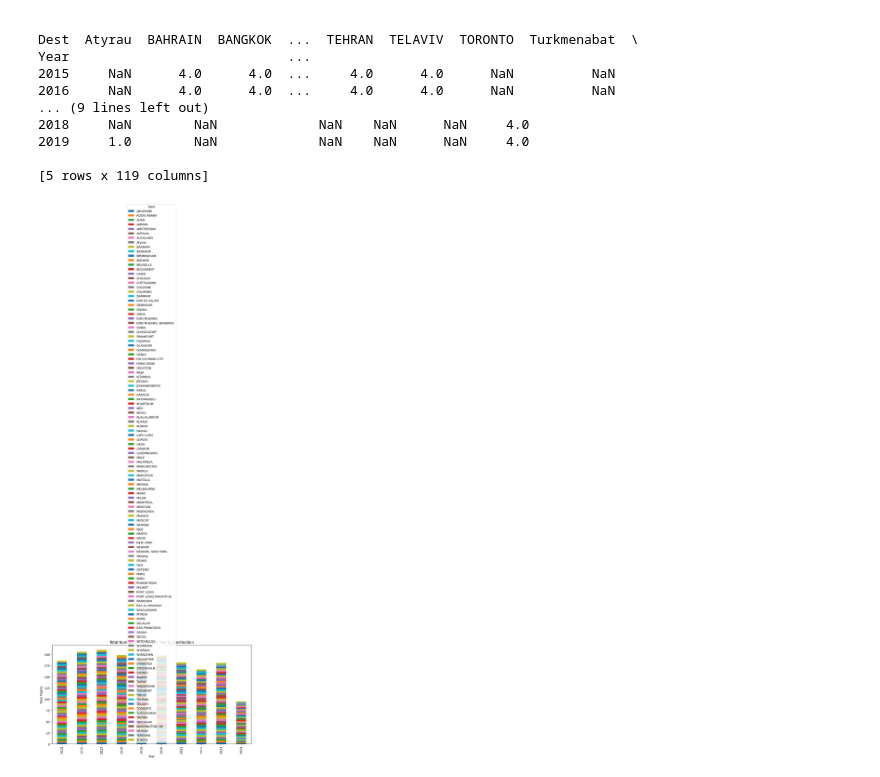
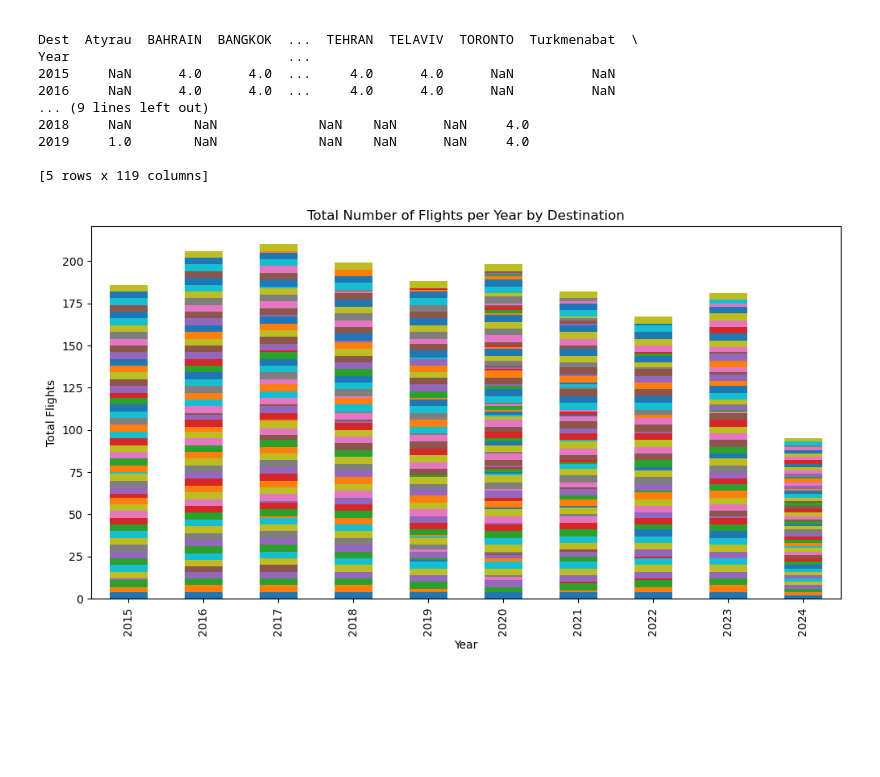
Before and after one commit to rushiraj070/Mumbai_Airport-International_Flight_Analysis, a Jupyter notebook: notebooks/visualization.ipynb, the cells around one changed output. Cells and saved outputs as stored; diff of their text form; code cells hidden in the pictures; blank space fills up the shorter version.

Commit message:
Created new dataframe and some bar plots.

```diff
--- a/notebooks/visualization.ipynb
+++ b/notebooks/visualization.ipynb
@@ -14,6 +14,6 @@ warnings.filterwarnings('ignore')
 # %%
 # Readiing the combined dataset
 
-df_flights = pd.read_csv(r'data/processed/flights_data_combined.csv')
+df_flights = pd.read_csv(r'C:/Mumbai_Airport-International_Flight_Analysis/data/processed/flights_data_combined.csv')
 df_flights.head()
 # %% [output]
@@ -112,13 +117,13 @@ Year                            ...
 
 [5 rows x 119 columns]
 # %%
-pivot_flights.plot(kind='bar', stacked=True, figsize=(12, 6))
+pivot_flights.plot(kind='bar', stacked=True, figsize=(12, 6), legend=False)
 plt.title('Total Number of Flights per Year by Destination')
 plt.xlabel('Year')
 plt.ylabel('Total Flights')
 plt.show()
 # %% [output]
-[figure, old version]
+[figure, new version]
 # %%
 # Filter for ABUDHABI destination
 df_abudhabi = df_flights[df_flights['Dest'] == 'ABUDHABI']
```
Also changed, not shown: parts of 11 cells of this notebook, 1 other file.
